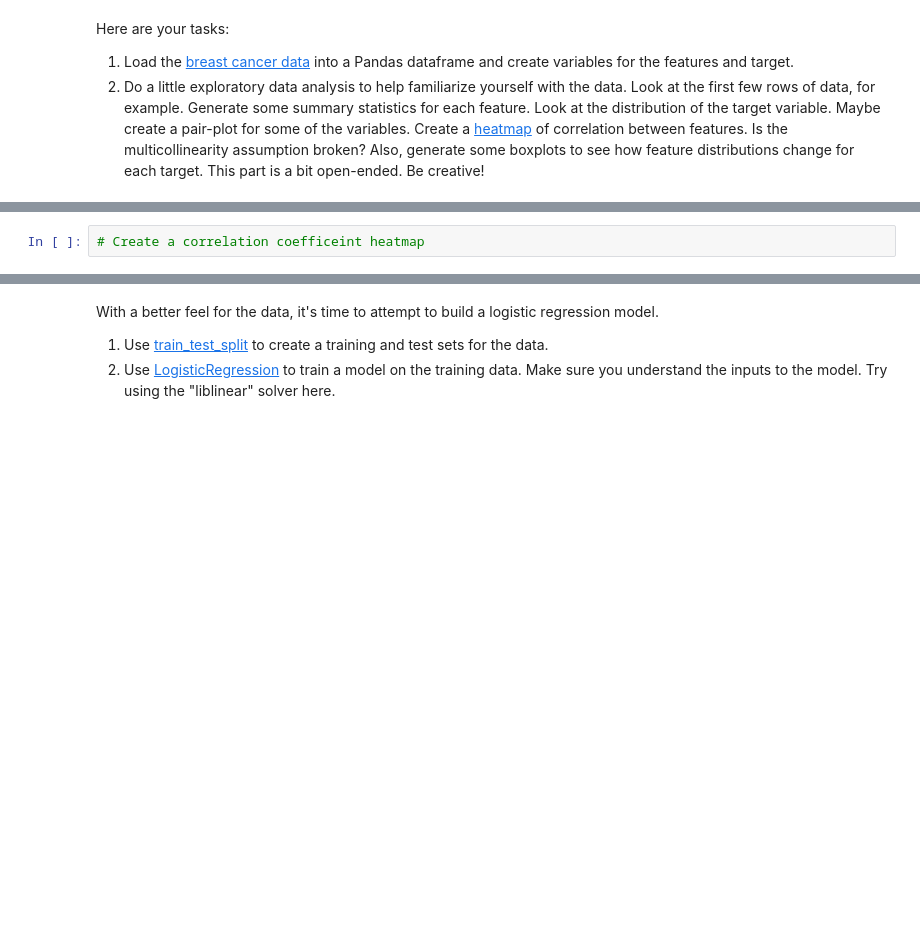
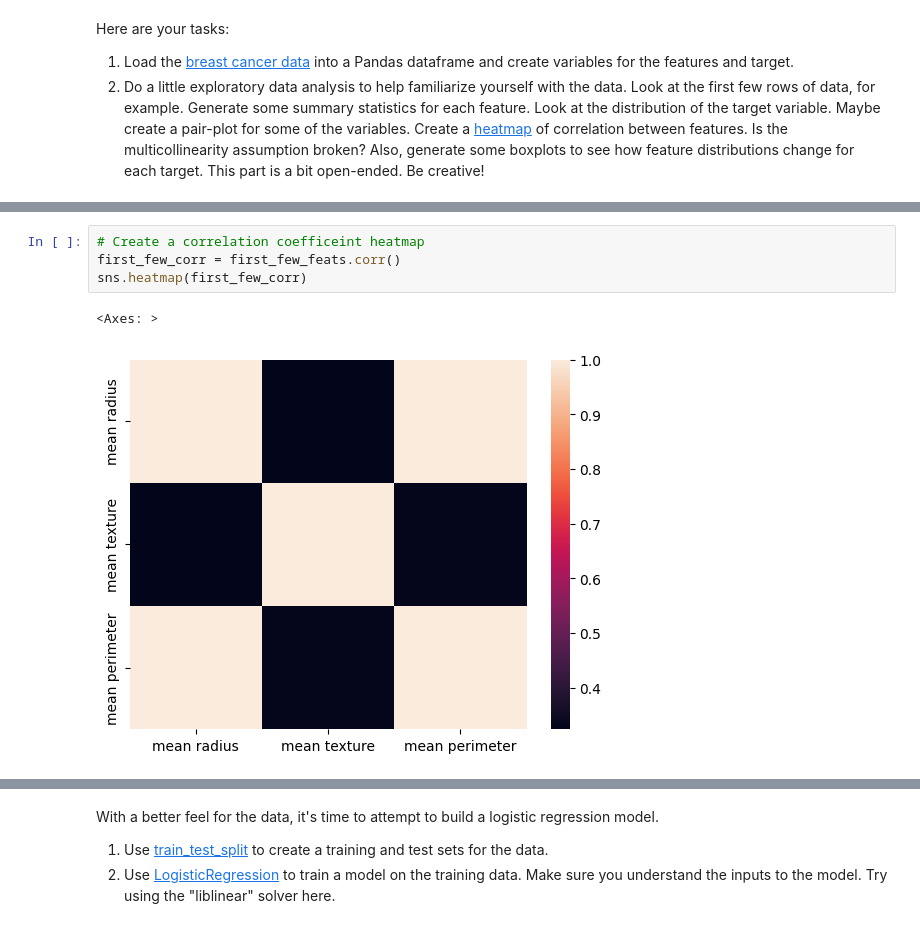
Before and after one commit to MBogushefsky/Student_MLE_MiniProject_Logistic_Regression, a Jupyter notebook: student_mle_miniproject_logistic_regression.ipynb, the cells around one changed output, grey strips where cells are left out. Drawn from its saved outputs; the diff is of its cells as text; blank space fills up the shorter version.

```diff
--- a/student_mle_miniproject_logistic_regression.ipynb
+++ b/student_mle_miniproject_logistic_regression.ipynb
@@ -75,4 +106,9 @@ NameError: name 'load_breast_cancer' is not defined
 # %%
 # Create a correlation coefficeint heatmap
+first_few_corr = first_few_feats.corr()
+sns.heatmap(first_few_corr)
+# %% [output]
+<Axes: >
+[figure, added]
 # %%
 # Create a boxplot for mean radius by target type
```
Also changed, not shown: parts of 15 cells of this notebook.
